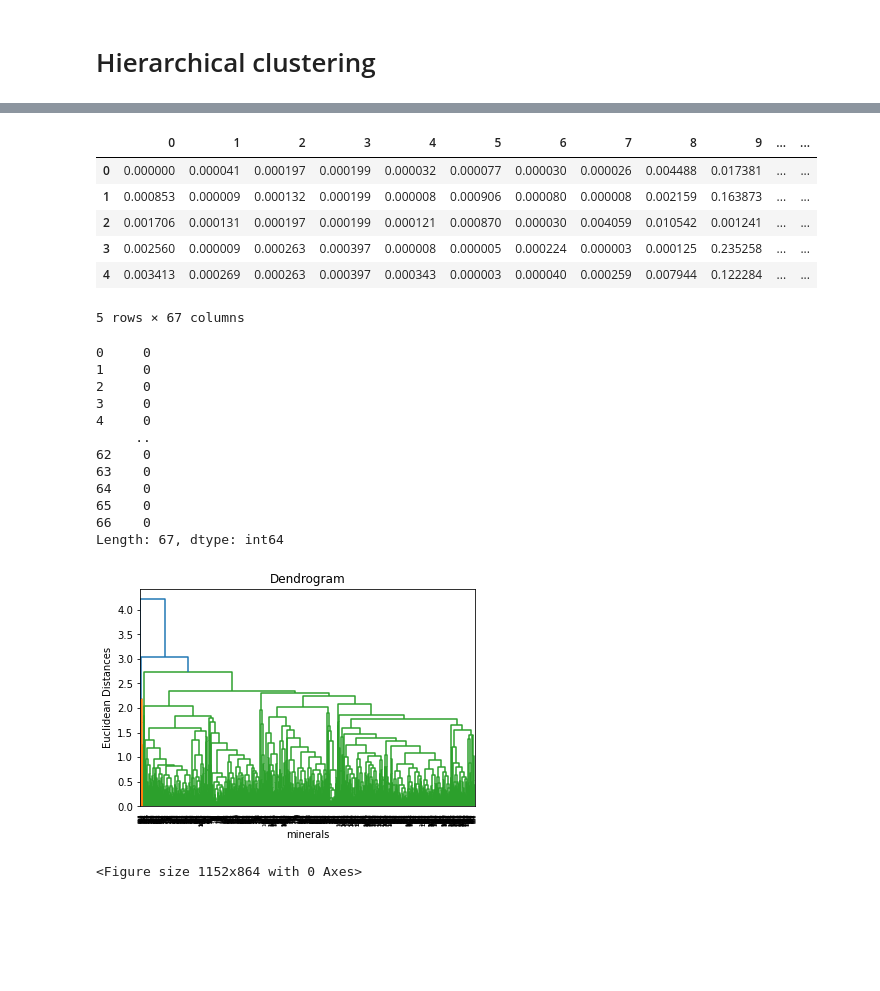
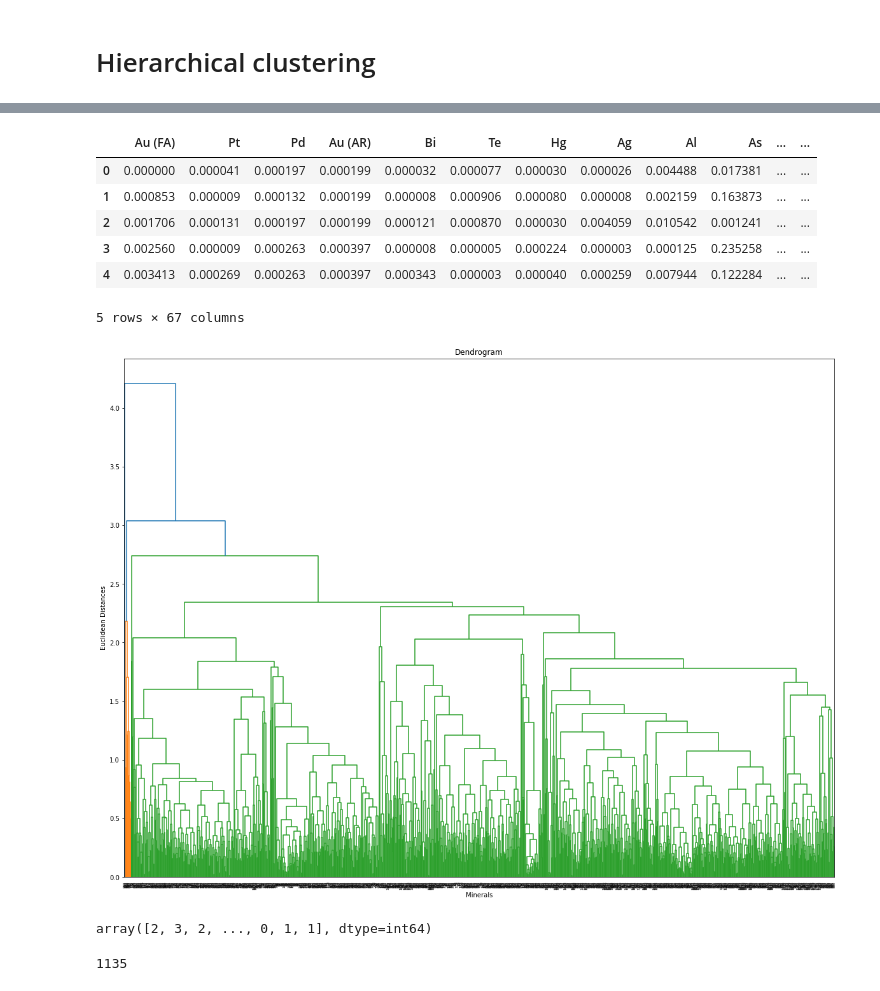
Before and after one commit to franticOreo/CriticalMinerals, a Jupyter notebook: asher/Oznaca EDA.ipynb, the cells around one changed output, grey strips where cells are left out. Cells and saved outputs as stored; diff of their text form; code cells hidden in the pictures; blank space fills up the shorter version.

Commit message:
fixed clustering preprocessing

```diff
--- a/asher/Oznaca EDA.ipynb
+++ b/asher/Oznaca EDA.ipynb
@@ -172,9 +209,10 @@ df_scaled = df_scaled[df_scaled != 'IS']
 
 df_scaled = scaler.fit_transform(df_scaled)
 df_scaled = pd.DataFrame(df_scaled)
+df_scaled.columns = df.columns[2:]
 df_scaled.head()
 # %% [output]
-|  | 0 | 1 | 2 | 3 | 4 | 5 | 6 | 7 | 8 | 9 | ... | ... |
+|  | Au (FA) | Pt | Pd | Au (AR) | Bi | Te | Hg | Ag | Al | As | ... | ... |
 | 0 | 0.000000 | 0.000041 | 0.000197 | 0.000199 | 0.000032 | 0.000077 | 0.000030 | 0.000026 | 0.004488 | 0.017381 | ... | ... |
 | 1 | 0.000853 | 0.000009 | 0.000132 | 0.000199 | 0.000008 | 0.000906 | 0.000080 | 0.000008 | 0.002159 | 0.163873 | ... | ... |
 | 2 | 0.001706 | 0.000131 | 0.000197 | 0.000199 | 0.000121 | 0.000870 | 0.000030 | 0.004059 | 0.010542 | 0.001241 | ... | ... |
@@ -182,28 +220,28 @@ df_scaled.head()
 | 4 | 0.003413 | 0.000269 | 0.000263 | 0.000397 | 0.000343 | 0.000003 | 0.000040 | 0.000259 | 0.007944 | 0.122284 | ... | ... |
 5 rows × 67 columns
 # %%
-df_scaled = df_scaled.dropna()
-df_scaled.isna().sum()
+df_scaled=df_scaled.dropna()
-# %% [output]
-0     0
-1     0
-2     0
-3     0
-4     0
-     ..
-62    0
-63    0
-64    0
-65    0
-66    0
-Length: 67, dtype: int64
+# %%
+plt.rcParams['figure.figsize'] = [20,15]
 # %%
-dendro = sch.dendrogram(sch.linkage(df_scaled, method = 'complete'))
+dendro2 = sch.dendrogram(sch.linkage(df_scaled, method = 'complete'))
 plt.title('Dendrogram')
-plt.xlabel('minerals')
+plt.xlabel('Minerals')
 plt.ylabel('Euclidean Distances')
-plt.figure(figsize=(16, 12))
 plt.show()
 # %% [output]
-[figure, old version]
+[figure, new version]
-<Figure size 1152x864 with 0 Axes>
+# %%
+from sklearn.cluster import AgglomerativeClustering
+
+cluster = AgglomerativeClustering(n_clusters=4, affinity='euclidean', linkage='ward')
+
+cluster.fit(df_scaled)
+labels = cluster.labels_
+labels
+# %% [output]
+array([2, 3, 2, ..., 0, 1, 1], dtype=int64)
+# %%
+len(labels)
+# %% [output]
+1135
```
Also changed, not shown: parts of 5 cells of this notebook.
